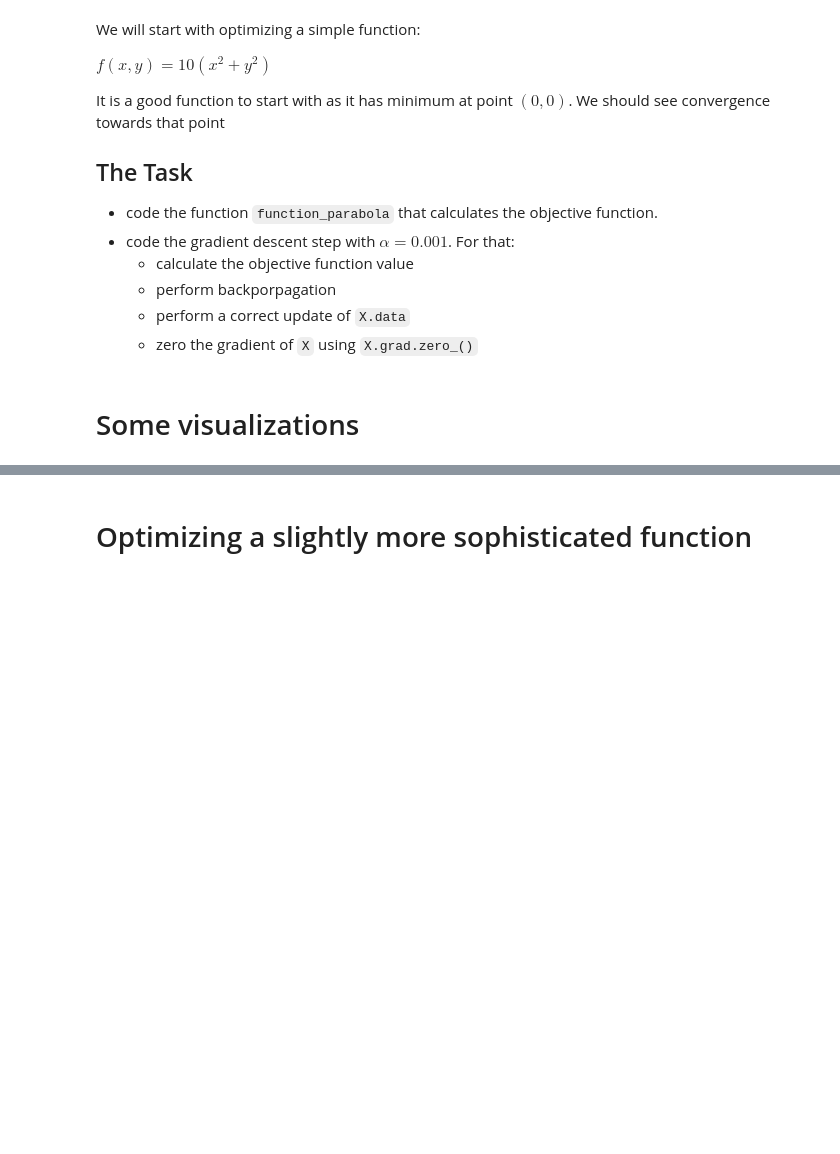
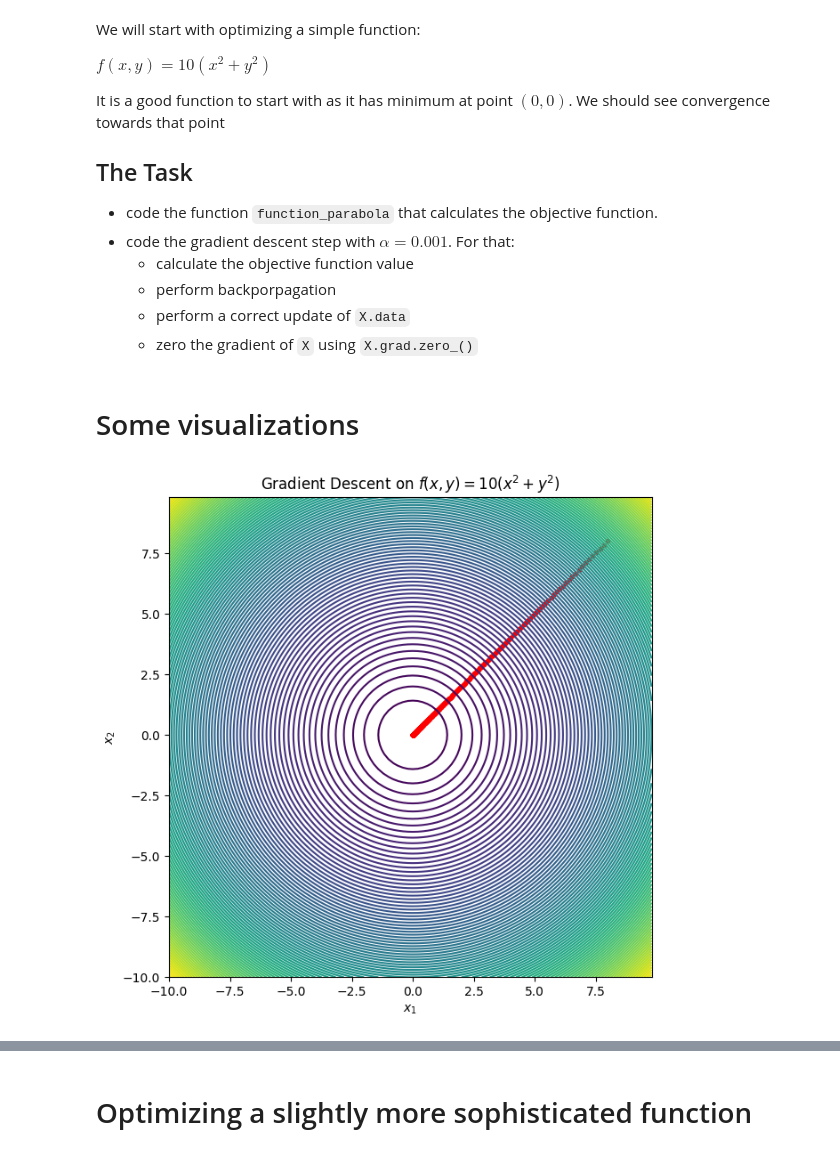
Before and after one commit to Makgem/deep-learning-fundamentals, a Jupyter notebook: .laborantum/texts/course/1-Preparation/2-Gradient-Descent-Practice/task.ipynb, the cells around one changed output, grey strips where cells are left out. Drawn from its saved outputs; the diff is of its cells as text; code cells hidden in the pictures; blank space fills up the shorter version.

Commit message:
Обновлён прогресс по заданиям курса: 2.2 gradient done

```diff
--- a/.laborantum/texts/course/1-Preparation/2-Gradient-Descent-Practice/task.ipynb
+++ b/.laborantum/texts/course/1-Preparation/2-Gradient-Descent-Practice/task.ipynb
@@ -133,26 +148,38 @@ It is a good function to start with as it has minimum at point $(0, 0)$. We shou
 # %%
 import torch
 
-x = torch.tensor(
-    [8., 8.], requires_grad=True)
+# Инициализация переменных
+x = torch.tensor([8., 8.], requires_grad=True)
 
 var_history = []
 fn_history = []
 
+# Определение целевой функции
 def function_parabola(X):
-    res = 0
-    ## YOUR CODE HERE ##
-    return res
+    return 10 * (X.pow(2).sum())  # f(x,y) = 10*(x^2 + y^2)
 
+# Шаг градиентного спуска
 def make_gradient_step(function, X):
-    ...
-    ## YOUR CODE HERE ##
+    # 1. Вычисляем значение функции
+    loss = function(X)
 
+    # 2. Обратное распространение (backpropagation)
+    loss.backward()
+
+    # 3. Обновление параметров: X = X - alpha * grad
+    alpha = 0.001
+    X.data = X.data - alpha * X.grad
+
+    # 4. Обнуляем градиенты (чтобы не накапливались)
+    X.grad.zero_()
+
+# Цикл оптимизации
 for i in range(500):
     var_history.append(x.data.cpu().numpy().copy())
     fn_history.append(function_parabola(x).data.cpu().numpy().copy())
     make_gradient_step(function_parabola, x)
 
+# Сохраняем результаты
 answer['var_history_1'] = var_history
 answer['fn_history_1'] = fn_history
 # %% [markdown]
@@ -163,3 +187,15 @@ plt.scatter(np.array(var_history)[:,0], np.array(var_history)[:,1], s=10, c='r')
+# %%
+def function_parabola_np(variable):
+    # variable — это np.array формы (2,)
+    return 10 * (variable**2).sum()
+
+# Теперь можно использовать show_contours
+show_contours(function_parabola_np)
+plt.scatter(np.array(var_history)[:,0], np.array(var_history)[:,1], s=10, c='r')
+plt.title("Gradient Descent on $f(x,y) = 10(x^2 + y^2)$")
+plt.show()
+# %% [output]
+[figure, added]
 # %%
 plt.figure(figsize=(7,7))
 plt.plot(fn_history);
```
Also changed, not shown: parts of 12 cells of this notebook, 3 other files.
